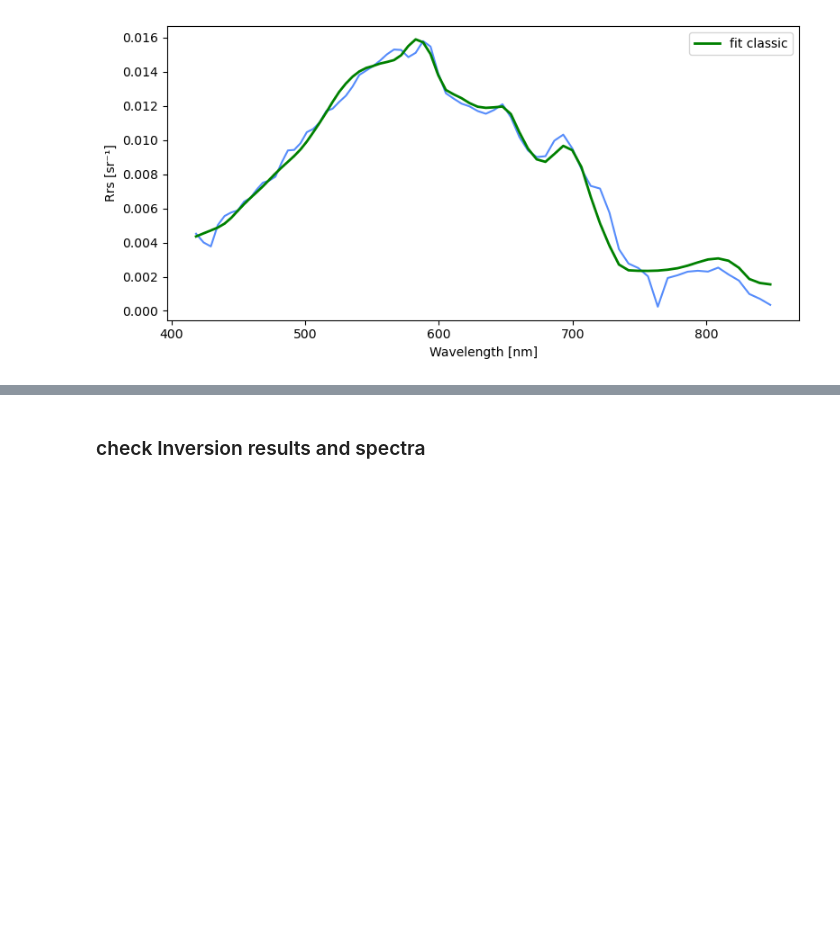
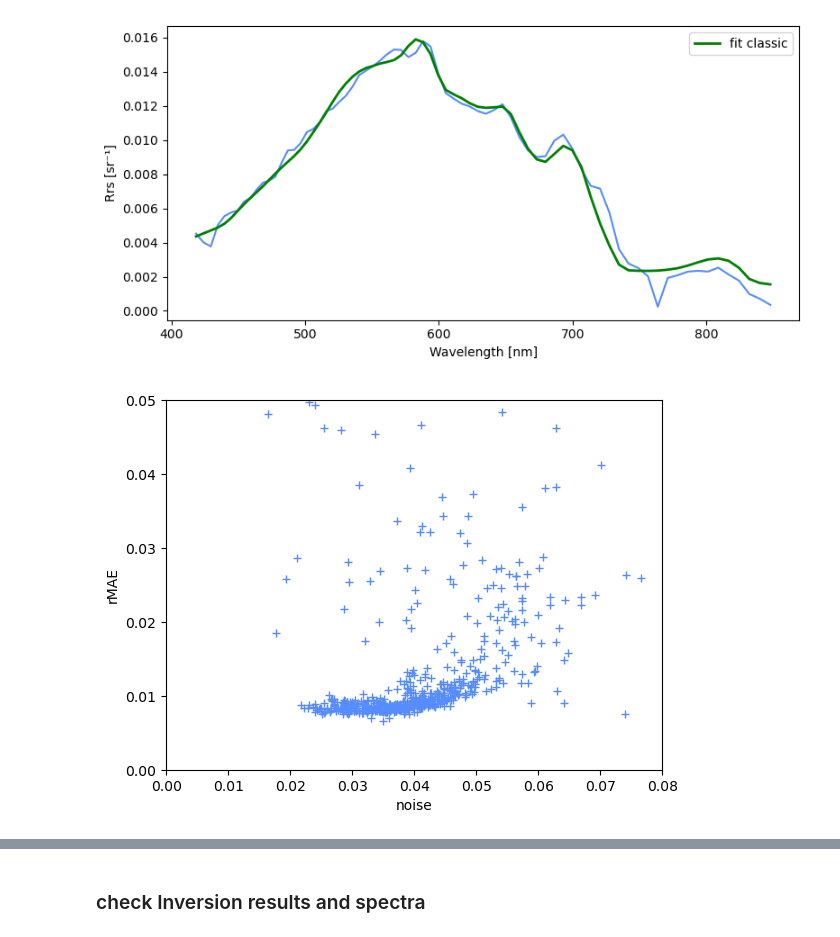
Before and after one commit to CMLandOcean/bio_optics, a Jupyter notebook: notebooks/16_EnMAP_to_CHIME_converter.ipynb, the cells around one changed output, grey strips where cells are left out. Saved outputs shown, nothing was run; the diff lists cells and outputs as text; code cells hidden in the pictures; blank space fills up the shorter version.

```diff
--- a/notebooks/16_EnMAP_to_CHIME_converter.ipynb
+++ b/notebooks/16_EnMAP_to_CHIME_converter.ipynb
@@ -601,3 +601,35 @@ plt.show()
 # %% [output]
 10
 [figure]
+# %%
+## spectral errors
+def setup_spectral_error_df(Xtrain, X_projected):
+    SpectralErrorDF = pd.DataFrame()
+
+    rMAE = np.zeros(Xtrain.shape[0])
+    sam = np.zeros(Xtrain.shape[0])
+
+    rMAE = np.sqrt(np.sum((Xtrain - X_projected) ** 2, axis=1)) / np.sum(Xtrain, axis=1)
+    sqrtsum2_orig = np.sqrt(np.sum(Xtrain ** 2, axis=1))
+    sqrtsum2_inv = np.sqrt(np.sum(X_projected ** 2, axis=1))
+    sam = np.sum((Xtrain * X_projected), axis=1) / (sqrtsum2_orig * sqrtsum2_inv)
+    sam = np.arccos(sam)
+
+    sam *= 180. / np.pi
+    SpectralErrorDF['rMAE'] = rMAE
+    SpectralErrorDF['SAM'] = sam
+    SpectralErrorDF['absErr'] = np.sum(np.abs(X_projected - Xtrain), axis=1)
+    SpectralErrorDF['noise'] = np.sum(np.abs(np.diff(Xtrain)), axis=1)
+
+    return SpectralErrorDF
+# %%
+errorDF = setup_spectral_error_df(sp_spectra[valid,:],invRrs.values)
+# %%
+plt.plot(errorDF.noise, errorDF.rMAE, '+')
+plt.xlabel('noise')
+plt.ylabel('rMAE')
+plt.xlim((0,0.08))
+plt.ylim((0,0.05))
+plt.show()
+# %% [output]
+[figure, added]
```
Also changed, not shown: parts of 4 cells of this notebook.
